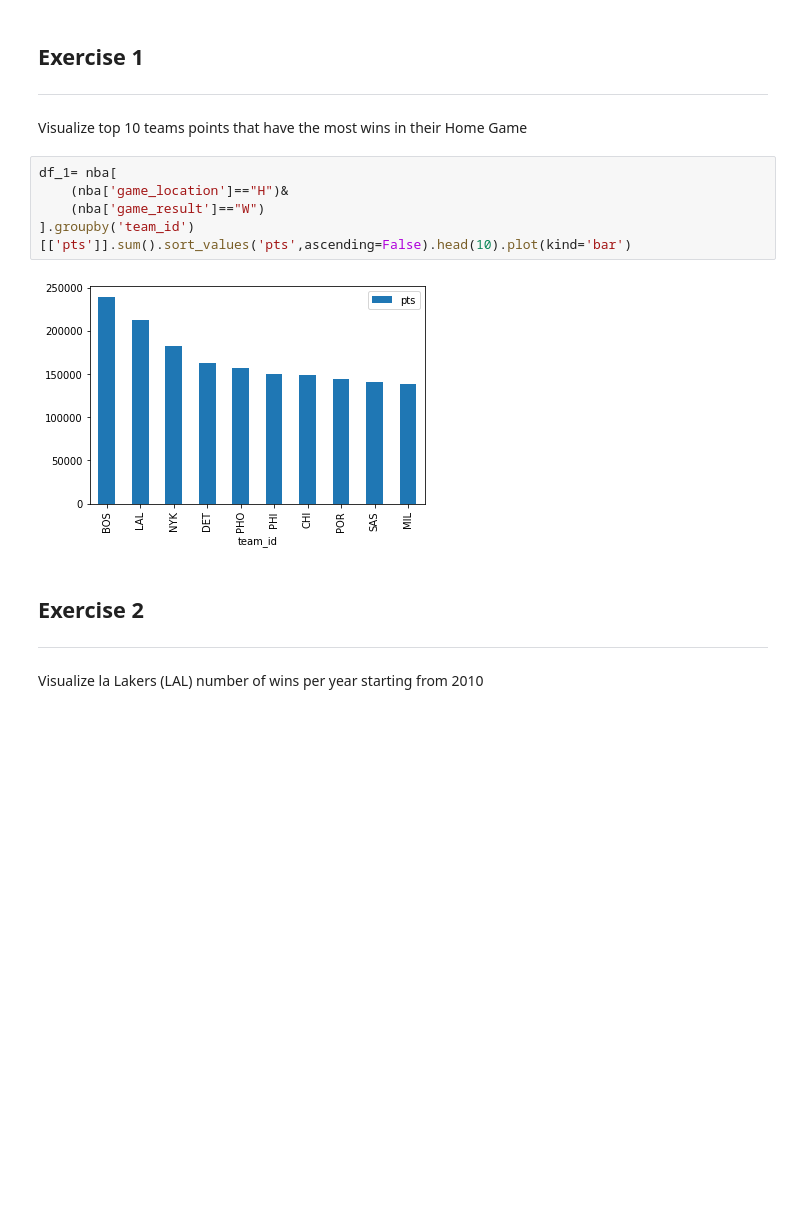
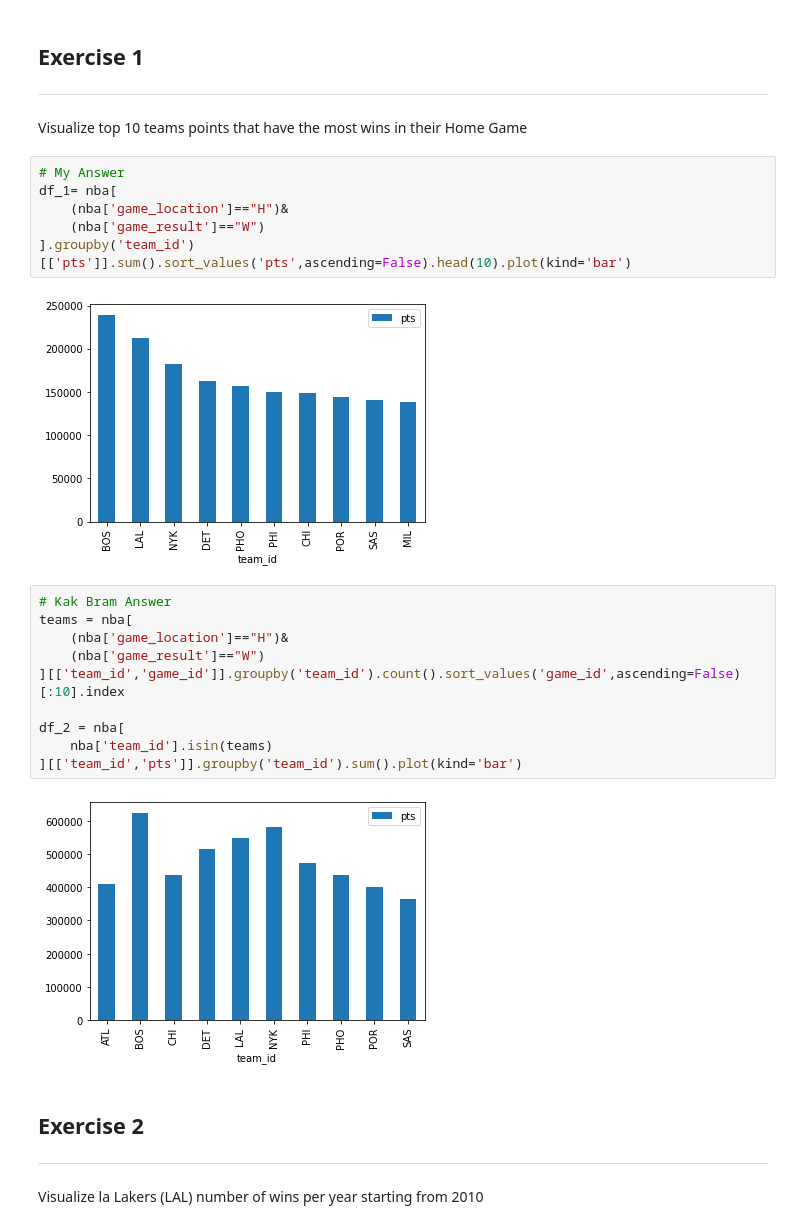
Before and after one commit to satriabimantara/hacktiv8-data-science-bootcamp, a Jupyter notebook: Sesi 5/Sesi 5 - Pandas.ipynb, the cells around one changed output. Saved outputs shown, nothing was run; the diff lists cells and outputs as text; blank space fills up the shorter version.

```diff
--- a/Sesi 5/Sesi 5 - Pandas.ipynb
+++ b/Sesi 5/Sesi 5 - Pandas.ipynb
@@ -960,12 +960,25 @@ nba['fran_id'].value_counts().head(10).plot(kind='bar')
 ***
 Visualize top 10 teams points that have the most wins in their Home Game
 # %%
+# My Answer
 df_1= nba[
     (nba['game_location']=="H")&
     (nba['game_result']=="W")
 ].groupby('team_id')[['pts']].sum().sort_values('pts',ascending=False).head(10).plot(kind='bar')
 # %% [output]
 [figure]
+# %%
+# Kak Bram Answer
+teams = nba[
+    (nba['game_location']=="H")&
+    (nba['game_result']=="W")
+][['team_id','game_id']].groupby('team_id').count().sort_values('game_id',ascending=False)[:10].index
+
+df_2 = nba[
+    nba['team_id'].isin(teams)
+][['team_id','pts']].groupby('team_id').sum().plot(kind='bar')
+# %% [output]
+[figure, added]
 # %% [markdown]
 ## Exercise 2
 ***
```
Also changed, not shown: parts of 3 cells of this notebook.
